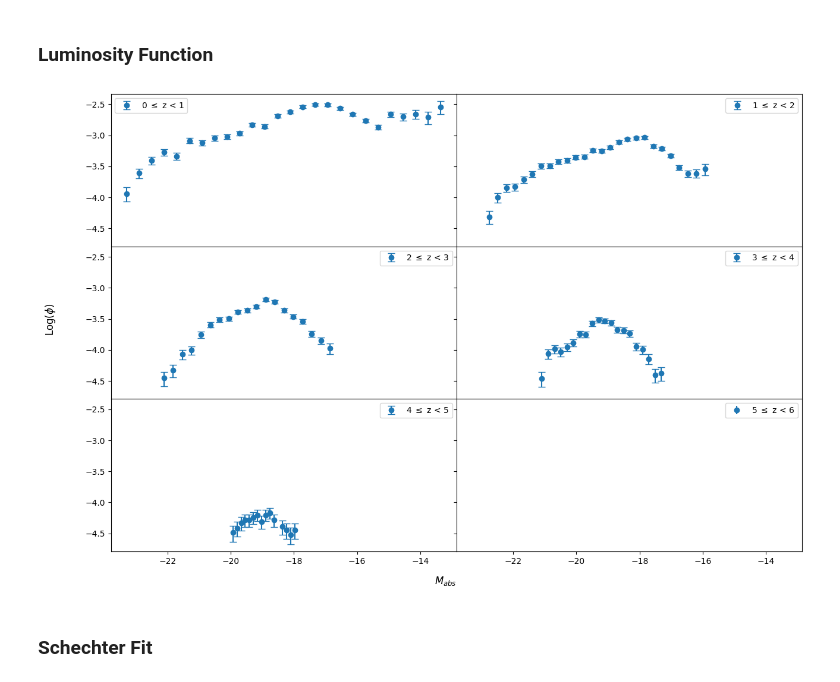
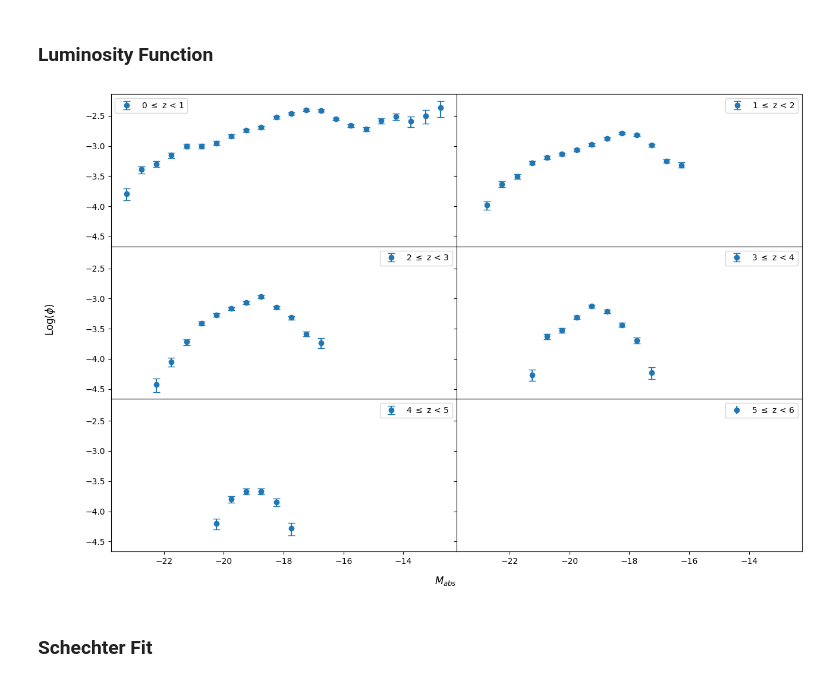
Before and after one commit to daniel-lyon/MPhil-Code, a Jupyter notebook: LUMFUNCS/vmax.ipynb, the cells around one changed output. Saved outputs shown, nothing was run; the diff lists cells and outputs as text; code cells hidden in the pictures.

```diff
--- a/LUMFUNCS/vmax.ipynb
+++ b/LUMFUNCS/vmax.ipynb
@@ -110,32 +123,37 @@ plt.show()
 # %%
 plt.scatter(z, M_lim, s=1, label='Limit', color='violet')
-for z_min, z_max in redshift_bins:
-    mask = (z >= z_min) & (z < z_max)
-    plt.scatter(z[mask], Mag_abs[mask], s=1, label=f'{z_min} $\leq$ z < {z_max}')
-plt.xlabel('Redshift')
-plt.ylabel('Absolute Magnitude')
-plt.legend()
-plt.show()
 
-for z_min, z_max in redshift_bins:
+for (z_min, z_max), mag_abs_bins in zip(redshift_bins, all_mag_bins):
     mask = (z >= z_min) & (z < z_max)
 
+    Mag_abs_bin = Mag_abs[mask]
+
+    # Bin the data by luminosity
+    counts, lum_bin_edges = np.histogram(Mag_abs_bin, bins=mag_abs_bins)
+    lum_bin_centers = lum_bin_edges[0:-1] + (np.diff(lum_bin_edges)[0] / 2)
+
     # Find the maximum distance for the redshift bin
+    dmin = cosmo.comoving_distance(z_min).value # Mpc
     dmax = cosmo.comoving_distance(z_max).value # Mpc
 
     # Find the maximum distance for each source
-    dmaxs = 10 * 10 ** ((mag_lim - Mag_abs[mask]) / 5) # pc
+    dmaxs = 10 * 10 ** ((mag_lim - lum_bin_centers) / 5) # pc
     dmaxs /= 10 ** 6 # pc -> Mpc
+
+    # Only use luminosity bins that are possible in the redshift range
+    d_mask = dmaxs >= dmin
+    dmaxs = dmaxs[d_mask]
+    lum_bin_centers = lum_bin_centers[d_mask]
 
     # Limit the distance to the maximum distance
     dmaxs[dmaxs > dmax] = dmax
 
     # Find the redshift at the maximum distance
-    z_lim = z_at_value(cosmo.comoving_distance, dmaxs.values * u.Mpc)
+    z_lim = z_at_value(cosmo.comoving_distance, dmaxs * u.Mpc)
 
-    plt.scatter(z_lim, Mag_abs[mask], s=1, label=f'{z_min} $\leq$ z < {z_max}')
+    plt.scatter(z_lim, lum_bin_centers, s=20, label=f'{z_min} $\leq$ z < {z_max}')
 
-plt.title('Absolute Magnitude Limit vs Redshift Limit')
+plt.title('Magnitude Bin Limits vs Maximum Redshift')
 plt.xlabel('Redshift')
 plt.ylabel('Absolute Magnitude')
 plt.legend()
@@ -190,13 +165,13 @@ plt.show()
 # %%
 all_data = []
 
-for z_min, z_max in redshift_bins:
+for (z_min, z_max), mag_abs_bins in zip(redshift_bins, all_mag_bins):
     mask = (z >= z_min) & (z < z_max)
 
     Mag_abs_bin = Mag_abs[mask]
 
     # Bin the data by luminosity
-    counts, lum_bin_edges = np.histogram(Mag_abs_bin, bins=n_lum_bins)
+    counts, lum_bin_edges = np.histogram(Mag_abs_bin, bins=mag_abs_bins)
     lum_bin_centers = lum_bin_edges[0:-1] + (np.diff(lum_bin_edges)[0] / 2)
 
     # Calculate the minimum and maximum distance of the redshift bin
@@ -230,12 +205,10 @@ for z_min, z_max in redshift_bins:
     all_data.append([counts, vol, lum_bin_centers, Mag_abs_bin])
 
     plt.scatter(dmaxs, lum_bin_centers, s=5, label=f'{z_min} $\leq$ z < {z_max}')
-    # plt.scatter(dmaxs, M_lim[mask & d_mask], s=1, label='Limit', color='violet')
-
 
 plt.title('Luminosity Bins vs Distance Limit')
 plt.xlabel('Distance (Mpc)')
 plt.ylabel('Absolute Magnitude')
-plt.legend()
+plt.legend(loc='lower left')
 plt.show()
 # %% [output]
@@ -246,11 +219,11 @@ plt.show()
 `Mask Threshold` shows the threshold at which magnitude bins will be masked based on the minimum count when the luminosity function is calculated. This is defined in the import and setup cell as `min_count`
 # %%
 fig, axes = plt.subplots(3, 2, figsize=(15, 10), sharex=True)
-for ax, d, (z_start, z_end) in zip(axes.flatten(), all_data, redshift_bins):
+for ax, d, (z_start, z_end), mag_abs_bins in zip(axes.flatten(), all_data, redshift_bins, all_mag_bins):
     _, _, _, binned_data = d
 
     # Plot the data
-    ax.hist(binned_data, bins=n_lum_bins, histtype='step', label=f'{z_start} $\leq$ z < {z_end}')
+    ax.hist(binned_data, bins=mag_abs_bins, histtype='step', label=f'{z_start} $\leq$ z < {z_end}')
     ax.axhline(min_count, color='red', linestyle='--', label='Mask Threshold')
     ax.legend()
 
@@ -290,35 +263,35 @@ def error(counts, volume):
     upper_counts = counts + np.sqrt(counts)
     lower_counts = counts - np.sqrt(counts)
 
     upper_phi = upper_counts / volume
     lower_phi = lower_counts / volume
     return upper_phi, lower_phi
 
 fig, axes = plt.subplots(3, 2, figsize=(15, 10), sharex=True, sharey=True)
 for ax, d, (z_start, z_end) in zip(axes.flatten(), all_data, redshift_bins):
     counts, volume, lum_bin_centers, _ = d
 
     # Mask the data
-    mask = (counts > min_count) & (volume > 0)
+    mask = (counts > min_count)
     counts = counts[mask]
     volume = volume[mask]
     lum_bin_centers = lum_bin_centers[mask]
 
     # Calculate the error
     phi = counts / volume
     upp_phi, low_phi = error(counts, volume)
     yerr = [(np.log10(phi) - np.log10(low_phi)), (np.log10(upp_phi) - np.log10(phi))]
 
     # Plot the data
     ax.errorbar(lum_bin_centers, np.log10(phi), yerr=yerr, fmt='o', label=f'{z_start} $\leq$ z < {z_end}', capsize=4)
     ax.legend()
 
 fig.supxlabel('$M_{abs}$', y=0.05)
 fig.supylabel('Log($\phi$)', x=0.05)
 plt.subplots_adjust(hspace=0, wspace=0)
 plt.show()
 # %% [output]
-[figure, old version]
+[figure, new version]
 # %% [markdown]
 ### Schechter Fit
 # %%
```
Also changed, not shown: parts of 13 cells of this notebook, 1 other file.
